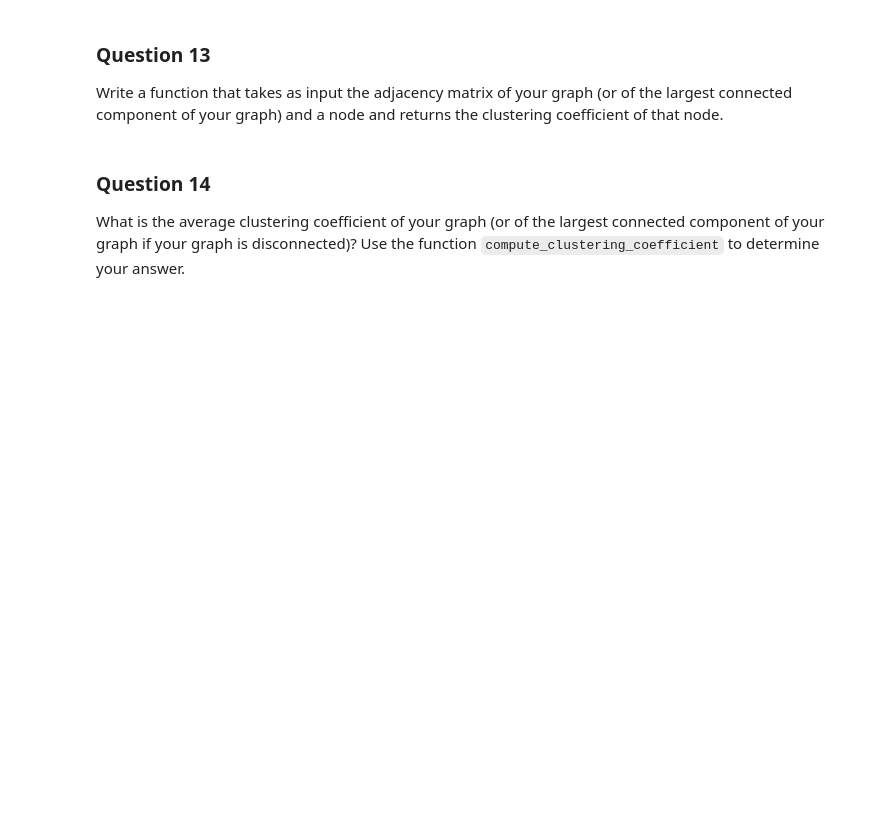
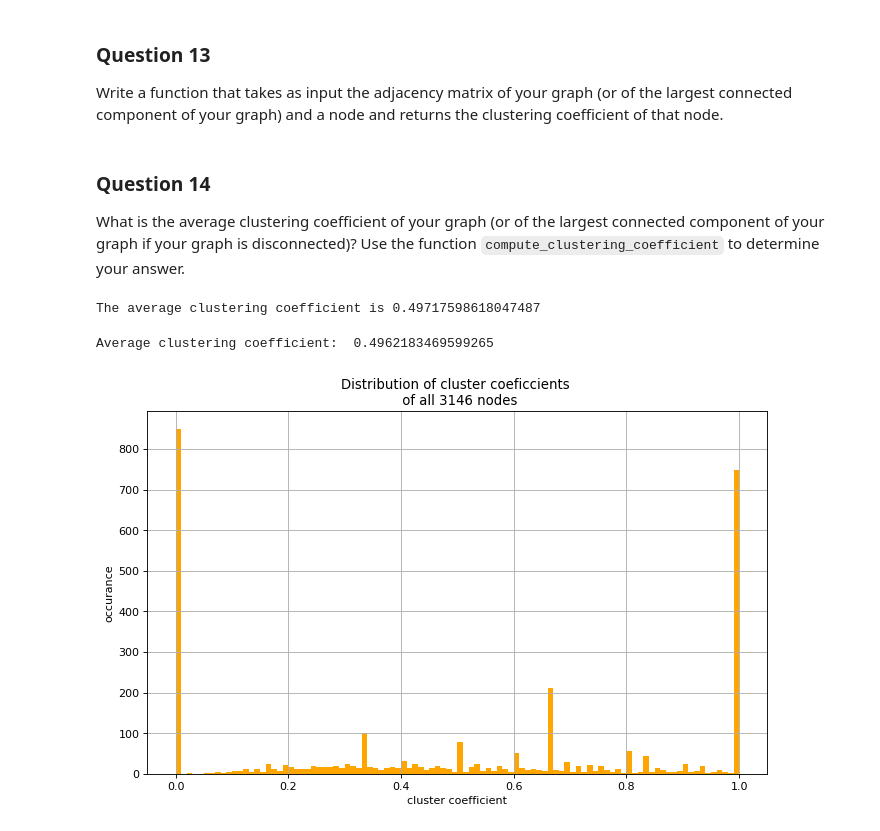
Before and after one commit to weberjoe/NTDS-MS-1-Route2-911, a Jupyter notebook: 1_network_properties.ipynb, the cells around one changed output. Saved outputs shown, nothing was run; the diff lists cells and outputs as text; code cells hidden in the pictures; blank space fills up the shorter version.

Commit message:
Q14, plot

```diff
--- a/1_network_properties.ipynb
+++ b/1_network_properties.ipynb
@@ -82,16 +79,17 @@ query_single_edge.count()
 # %%
-# routes contains Source_Airport_ID that are not in nodes
-# inner jjoin
-# intercept
+# data cleaning
 
-print(type(edges_df.loc[1,"Source_Airport_ID"]))
-print(type(nodes_df.loc[1,"Airport_ID"].astype(str)))
-# check if any dest is in nodes
+#remove routes with invalid Source Airport ID or Destination Airport ID
+edges_df = edges_df[edges_df['Source_Airport_ID'] != '\\N']
+edges_df = edges_df[edges_df['Destination_Airport_ID'] != '\\N']
 
+# routes contains Source_Airport_ID that are not in nodes - check if any dest is in nodes compare as types of string
 filter_valid_dst_src_id = edges_df["Destination_Airport_ID"].astype(str).isin(nodes_df["Airport_ID"].astype(str)) & edges_df["Source_Airport_ID"].astype(str).isin(nodes_df["Airport_ID"].astype(str))
 
-valid_edges = edges_df[filter_valid_dst_src_id]
-print("No filter = ", edges_df.count())
-print("Filter dest&scr = ", valid_edges.count())
-edges_df = valid_edges
+# assign filter of valid edges to edges_df
+edges_df = edges_df[filter_valid_dst_src_id]
+
+# watch for duplicate ids in nodes_df
+duplicated_ids = nodes_df.iloc[:,0].duplicated()
+nodes_df = nodes_df[~duplicated_ids]
 # %%
@@ -459,3 +493,27 @@ mapfunc = np.vectorize(lambda n: compute_clustering_coefficient(largest_connecte
 lcc_size = len(largest_connected_component_adjacency)
 avg_clustering_coeff = mapfunc(range(lcc_size)).sum() / lcc_size
 print('The average clustering coefficient is', avg_clustering_coeff)
+# %% [output]
+The average clustering coefficient is 0.49717598618047487
+# %%
+# joe version
+def avg_compute_clustering_coefficient(adjacency):
+    all_cc = []
+    for item in range(0, adjacency.shape[0]):
+        all_cc.append(compute_clustering_coefficient(adjacency, item))
+    return np.array(all_cc).mean(), np.array(all_cc)
+
+x, all_cc = avg_compute_clustering_coefficient(adjacency)
+print("Average clustering coefficient: ", x)
+# %% [output]
+Average clustering coefficient:  0.4962183469599265
+# %%
+plt.figure(num=None, figsize=(10, 6), dpi=80, facecolor='w', edgecolor='k')
+plt.hist(all_cc, bins=100, color=['orange'])
+plt.ylabel('occurance')
+plt.xlabel('cluster coefficient')
+plt.title('Distribution of cluster coeficcients \n of all '+str(all_cc.shape[0])+' nodes')
+plt.grid(True)
+plt.show()
+# %% [output]
+[figure, added]
```
Also changed, not shown: parts of 20 cells of this notebook.
